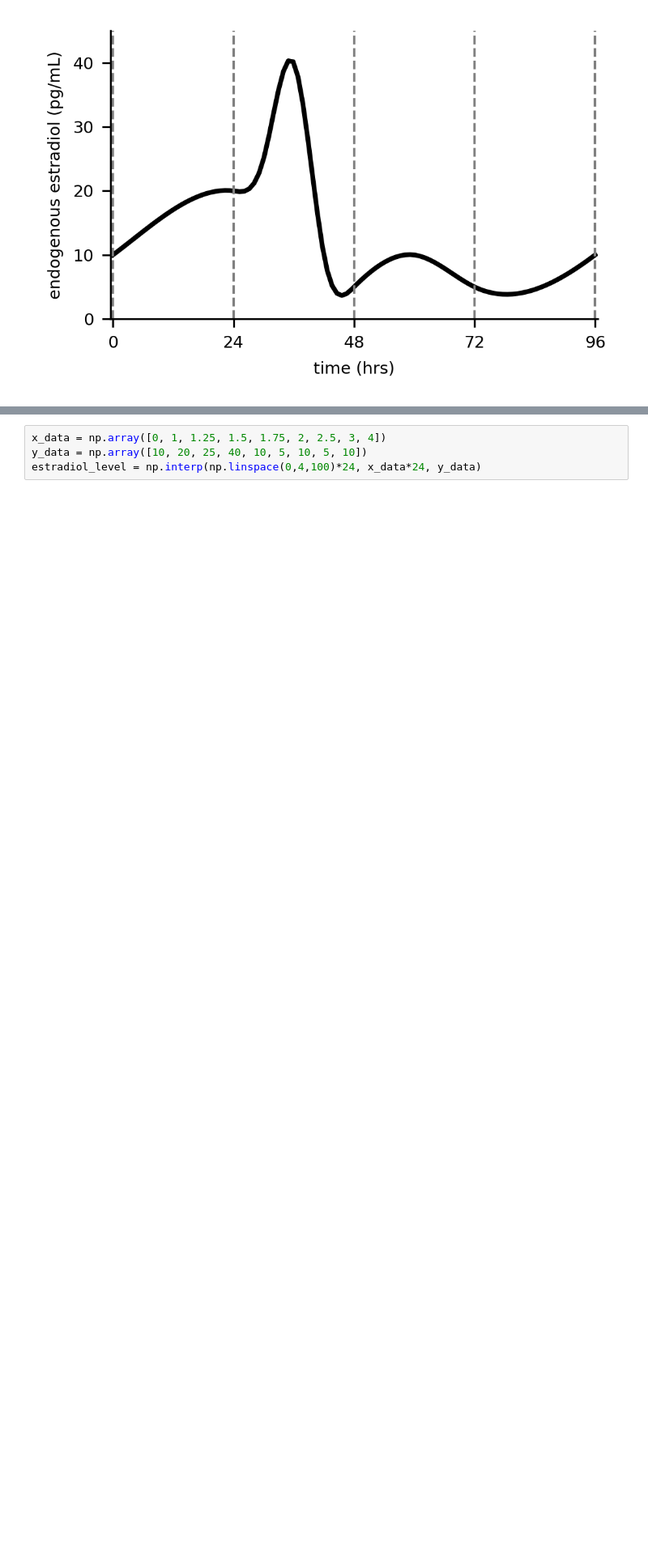
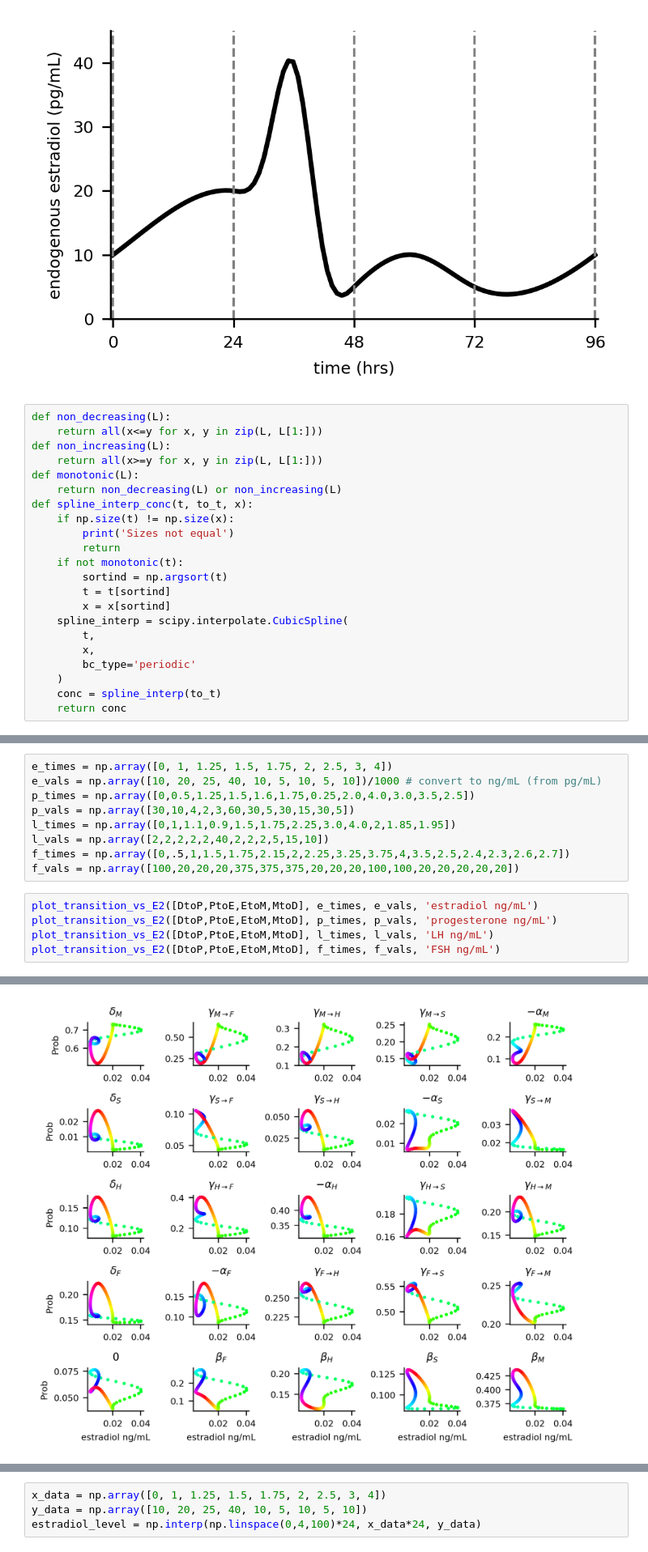
Before and after one commit to dylanmmartins/spine-population-modeling, a Jupyter notebook: vis_transition_matrices_over_cycle.ipynb, the cells around one changed output, grey strips where cells are left out. Shown at 81% size. Cells and saved outputs as stored; diff of their text form; blank space fills up the shorter version.

```diff
--- a/vis_transition_matrices_over_cycle.ipynb
+++ b/vis_transition_matrices_over_cycle.ipynb
@@ -574,4 +574,26 @@ fig.tight_layout()
 fig.savefig('estradiol_conc.svg')
 # %% [output]
 [figure]
+# %%
+def non_decreasing(L):
+    return all(x<=y for x, y in zip(L, L[1:]))
+def non_increasing(L):
+    return all(x>=y for x, y in zip(L, L[1:]))
+def monotonic(L):
+    return non_decreasing(L) or non_increasing(L)
+def spline_interp_conc(t, to_t, x):
+    if np.size(t) != np.size(x):
+        print('Sizes not equal')
+        return
+    if not monotonic(t):
+        sortind = np.argsort(t)
+        t = t[sortind]
+        x = x[sortind]
+    spline_interp = scipy.interpolate.CubicSpline(
+        t,
+        x,
+        bc_type='periodic'
+    )
+    conc = spline_interp(to_t)
+    return conc
 # %%
@@ -638,0 +683,15 @@ plot_transition_vs_E2([DtoP,PtoE,EtoM,MtoD])
+# %%
+e_times = np.array([0, 1, 1.25, 1.5, 1.75, 2, 2.5, 3, 4])
+e_vals = np.array([10, 20, 25, 40, 10, 5, 10, 5, 10])/1000 # convert to ng/mL (from pg/mL)
+p_times = np.array([0,0.5,1.25,1.5,1.6,1.75,0.25,2.0,4.0,3.0,3.5,2.5])
+p_vals = np.array([30,10,4,2,3,60,30,5,30,15,30,5])
+l_times = np.array([0,1,1.1,0.9,1.5,1.75,2.25,3.0,4.0,2,1.85,1.95])
+l_vals = np.array([2,2,2,2,2,40,2,2,2,5,15,10])
+f_times = np.array([0,.5,1,1.5,1.75,2.15,2,2.25,3.25,3.75,4,3.5,2.5,2.4,2.3,2.6,2.7])
+f_vals = np.array([100,20,20,20,375,375,375,20,20,20,100,100,20,20,20,20,20])
+# %%
+plot_transition_vs_E2([DtoP,PtoE,EtoM,MtoD], e_times, e_vals, 'estradiol ng/mL')
+plot_transition_vs_E2([DtoP,PtoE,EtoM,MtoD], p_times, p_vals, 'progesterone ng/mL')
+plot_transition_vs_E2([DtoP,PtoE,EtoM,MtoD], l_times, l_vals, 'LH ng/mL')
+plot_transition_vs_E2([DtoP,PtoE,EtoM,MtoD], f_times, f_vals, 'FSH ng/mL')
+# %% [output]
@@ -638,0 +702 @@ plot_transition_vs_E2([DtoP,PtoE,EtoM,MtoD])
+[figure, added]
```
Also changed, not shown: parts of 12 cells of this notebook, 16 other files.
